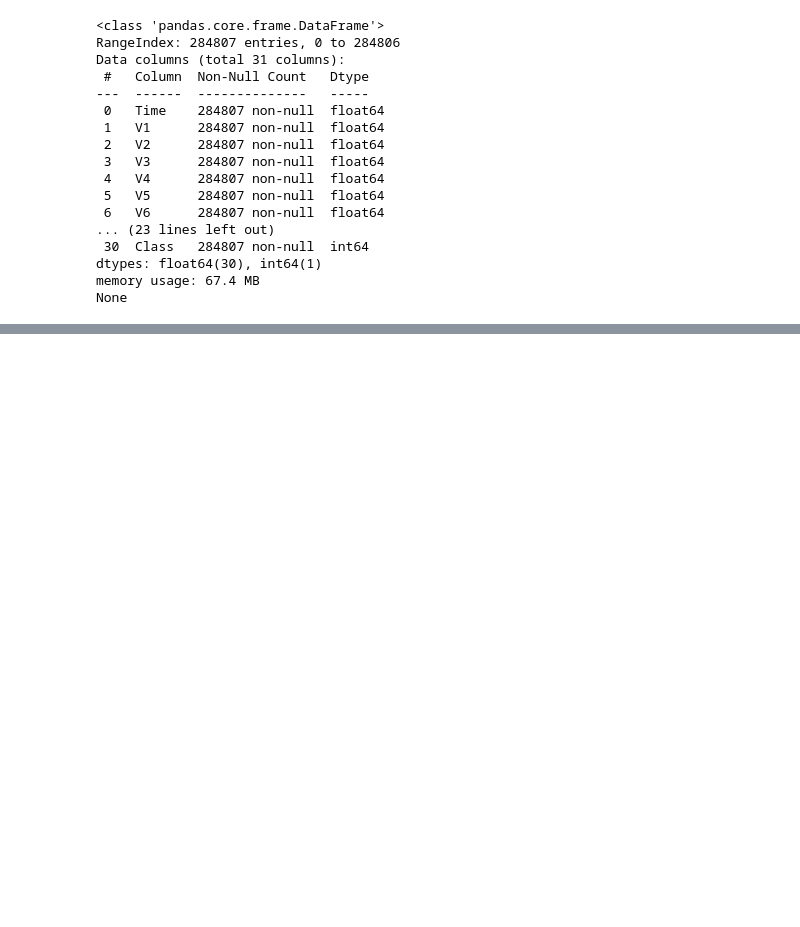
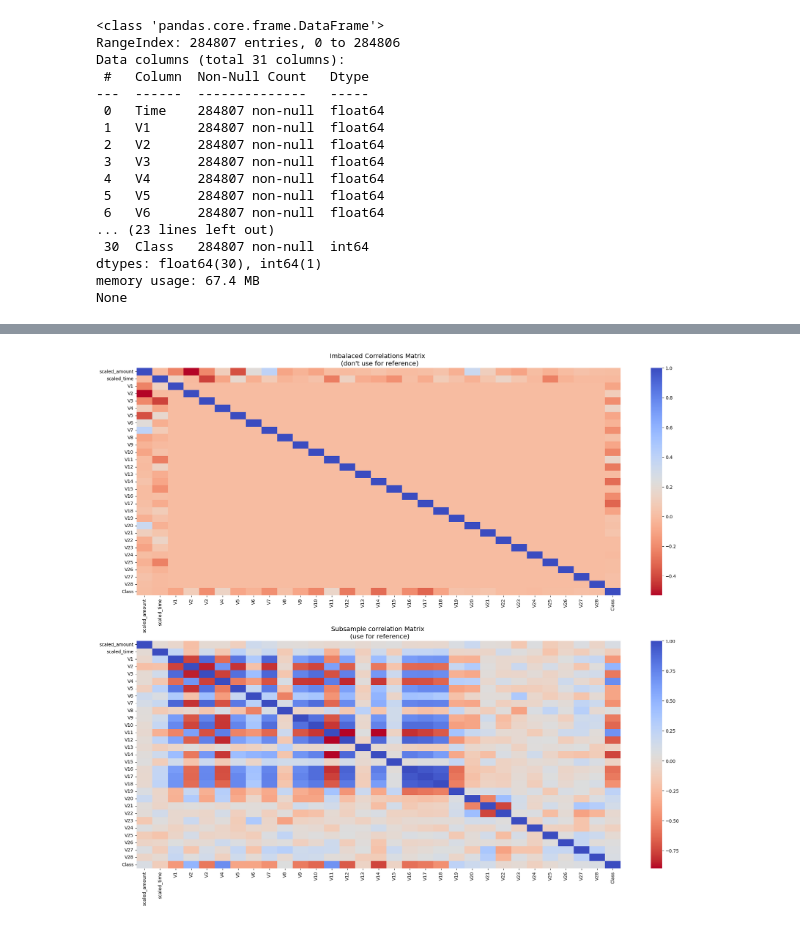
Before and after one commit to yann200/Credit-card-fraud-detection, a Jupyter notebook: notebook/fraud_detection.ipynb, the cells around one changed output, grey strips where cells are left out. Cells and saved outputs as stored; diff of their text form; code cells hidden in the pictures; blank space fills up the shorter version.

```diff
--- a/notebook/fraud_detection.ipynb
+++ b/notebook/fraud_detection.ipynb
@@ -107,0 +321,14 @@ display(card_df.describe())
+# %%
+f, (ax1, ax2) = plt.subplots(2, 1, figsize=(24,20))
+
+# entire dataframe
+corr = card_df.corr()
+sns.heatmap(corr, cmap='coolwarm_r', annot_kws={'size':20}, ax=ax1)
+ax1.set_title("Imbalaced Correlations Matrix \n (don't use for reference)", fontsize=14)
+
+sub_sample_corr = new_card_df.corr()
+sns.heatmap(sub_sample_corr, cmap='coolwarm_r', annot_kws={'size':20}, ax=ax2)
+ax2.set_title('Subsample correlation Matrix \n (use for reference)', fontsize = 14)
+plt.show()
+# %% [output]
+[figure, added]
```
Also changed, not shown: parts of 35 cells of this notebook, 1 other file.
